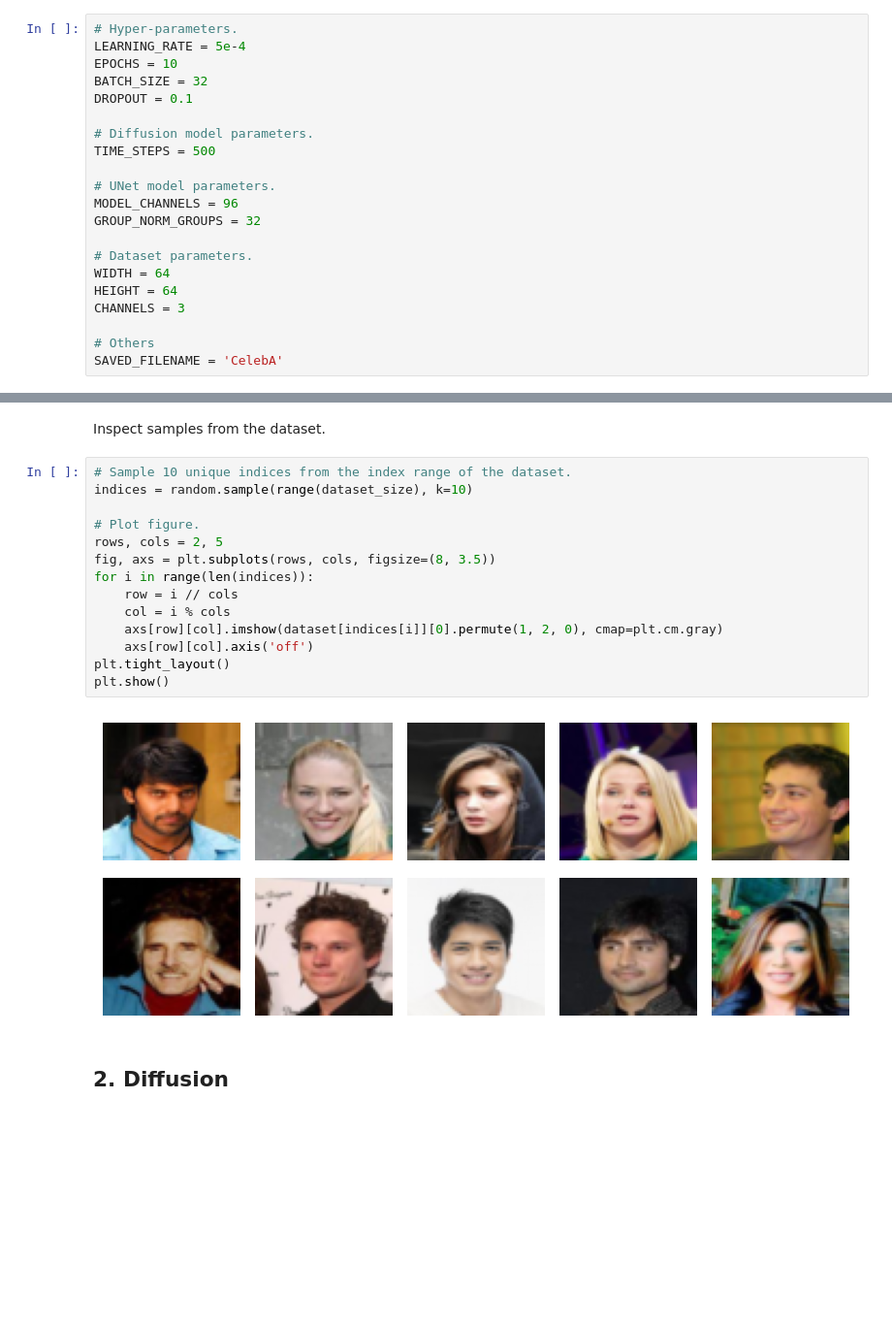
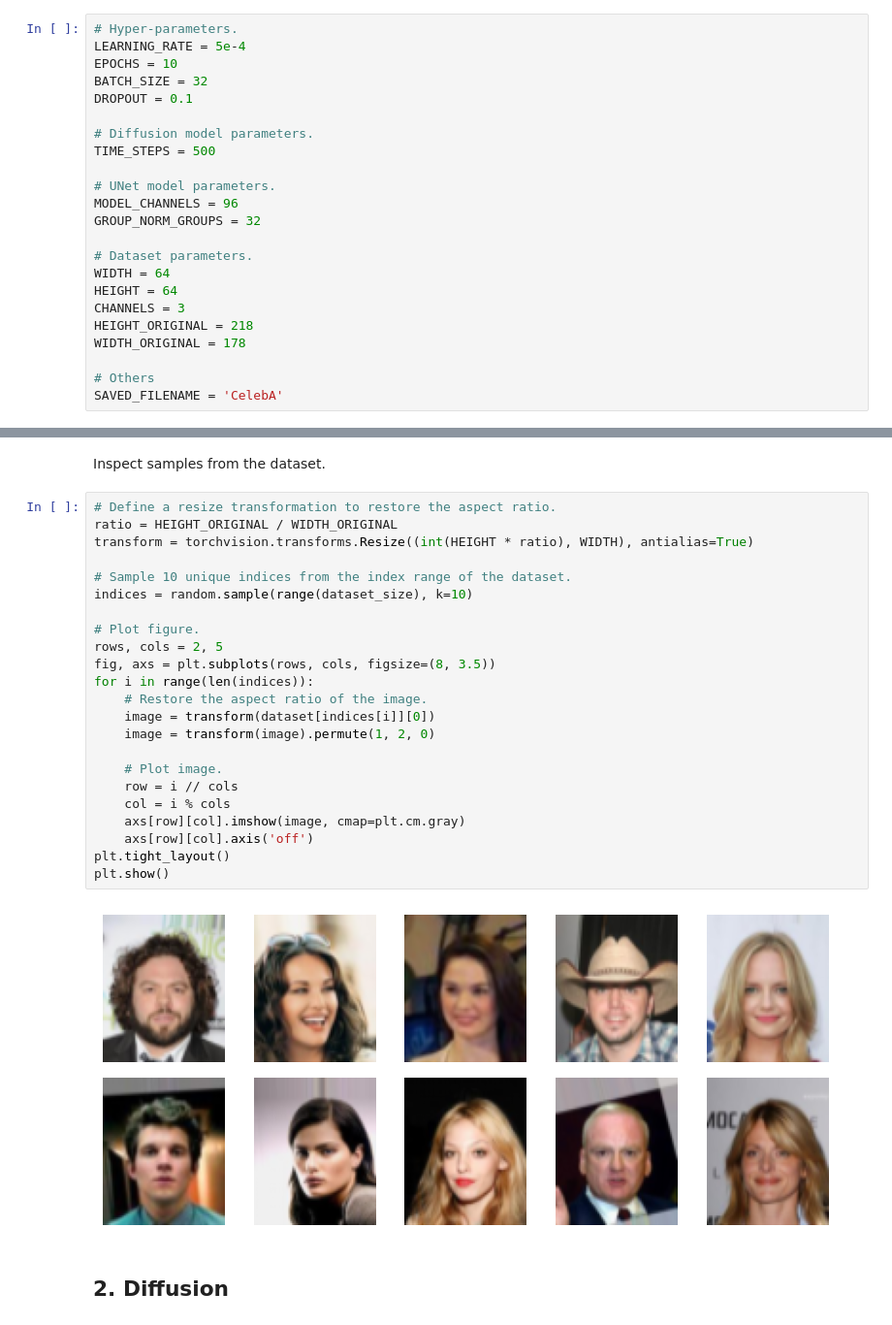
Before and after one commit to shuangxuetwelve/DDPM, a Jupyter notebook: CelebA.ipynb, the cells around one changed output, grey strips where cells are left out. Shown at 97% size. Cells and saved outputs as stored; diff of their text form; blank space fills up the shorter version.

Commit message:
Restore the image aspect ratio

```diff
--- a/CelebA.ipynb
+++ b/CelebA.ipynb
@@ -37,6 +37,8 @@ GROUP_NORM_GROUPS = 32
 WIDTH = 64
 HEIGHT = 64
 CHANNELS = 3
+HEIGHT_ORIGINAL = 218
+WIDTH_ORIGINAL = 178
 
 # Others
 SAVED_FILENAME = 'CelebA'
@@ -94,21 +96,30 @@ print(tabulate(rows, headers=headers, tablefmt='github'))
 # %% [markdown]
 Inspect samples from the dataset.
 # %%
+# Define a resize transformation to restore the aspect ratio.
+ratio = HEIGHT_ORIGINAL / WIDTH_ORIGINAL
+transform = torchvision.transforms.Resize((int(HEIGHT * ratio), WIDTH), antialias=True)
+
 # Sample 10 unique indices from the index range of the dataset.
 indices = random.sample(range(dataset_size), k=10)
 
 # Plot figure.
 rows, cols = 2, 5
 fig, axs = plt.subplots(rows, cols, figsize=(8, 3.5))
 for i in range(len(indices)):
+    # Restore the aspect ratio of the image.
+    image = transform(dataset[indices[i]][0])
+    image = transform(image).permute(1, 2, 0)
+
+    # Plot image.
     row = i // cols
     col = i % cols
-    axs[row][col].imshow(dataset[indices[i]][0].permute(1, 2, 0), cmap=plt.cm.gray)
+    axs[row][col].imshow(image, cmap=plt.cm.gray)
     axs[row][col].axis('off')
 plt.tight_layout()
 plt.show()
 # %% [output]
-[figure, old version]
+[figure, new version]
 # %% [markdown]
 ## 2. Diffusion
 # %%
```
Also changed, not shown: parts of 4 cells of this notebook.
